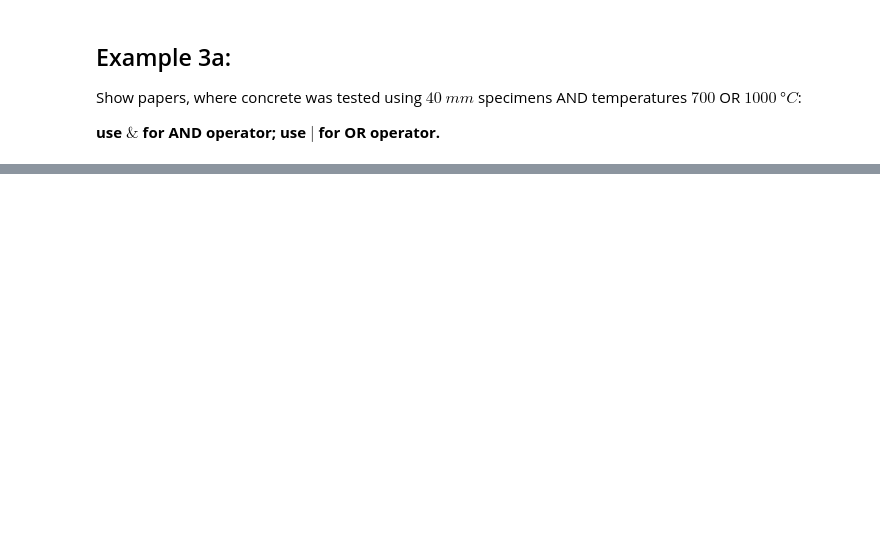
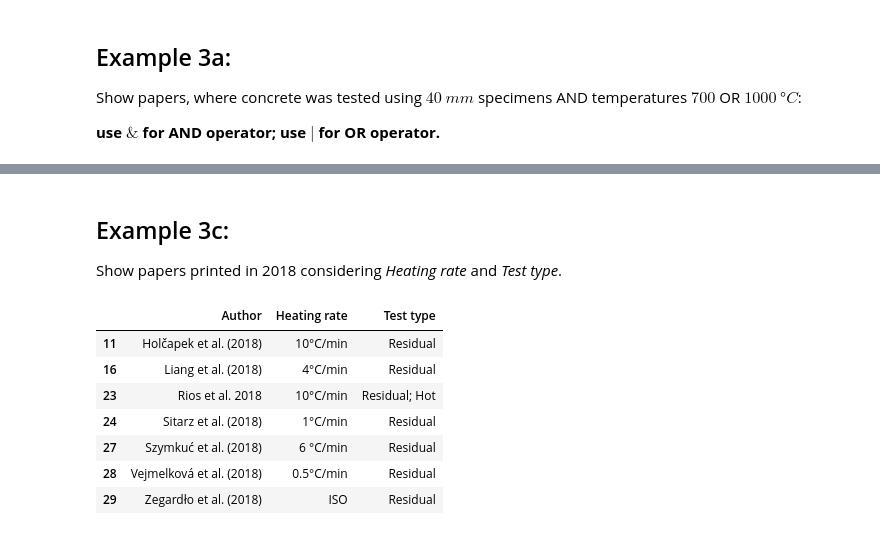
Before and after one commit to voidwojciech/testing, a Jupyter notebook: Pandas_betony.ipynb, the cells around one changed output, grey strips where cells are left out. Cells and saved outputs as stored; diff of their text form; code cells hidden in the pictures; blank space fills up the shorter version.

```diff
--- a/Pandas_betony.ipynb
+++ b/Pandas_betony.ipynb
@@ -220,0 +248,15 @@ betons.loc[((betons['Specimen size (mm)'].str.contains('40')) &
+# %% [markdown]
+## Example 3c:
+Show papers printed in 2018 considering *Heating rate* and *Test type*.
+# %%
+betons.loc[((betons['Author'].str.contains('2018', na=False))),
+           ('Author', 'Heating rate', 'Test type')].style.format({'LINK': make_clickable})
+# %% [output]
+|  | Author | Heating rate | Test type |
+| 11 | Holčapek et al. (2018) | 10°C/min | Residual |
+| 16 | Liang et al. (2018) | 4°C/min | Residual |
+| 23 | Rios et al. 2018 | 10°C/min | Residual; Hot |
+| 24 | Sitarz et al. (2018) | 1°C/min | Residual |
+| 27 | Szymkuć et al. (2018) | 6 °C/min | Residual |
+| 28 | Vejmelková et al. (2018) | 0.5°C/min | Residual |
+| 29 | Zegardło et al. (2018) | ISO | Residual |
```
Also changed, not shown: parts of 14 cells of this notebook.
